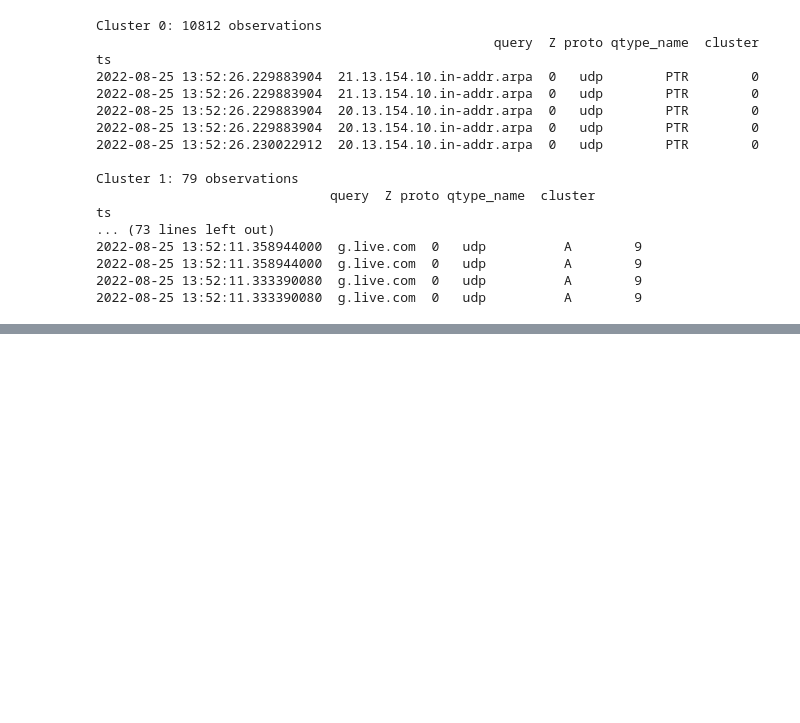
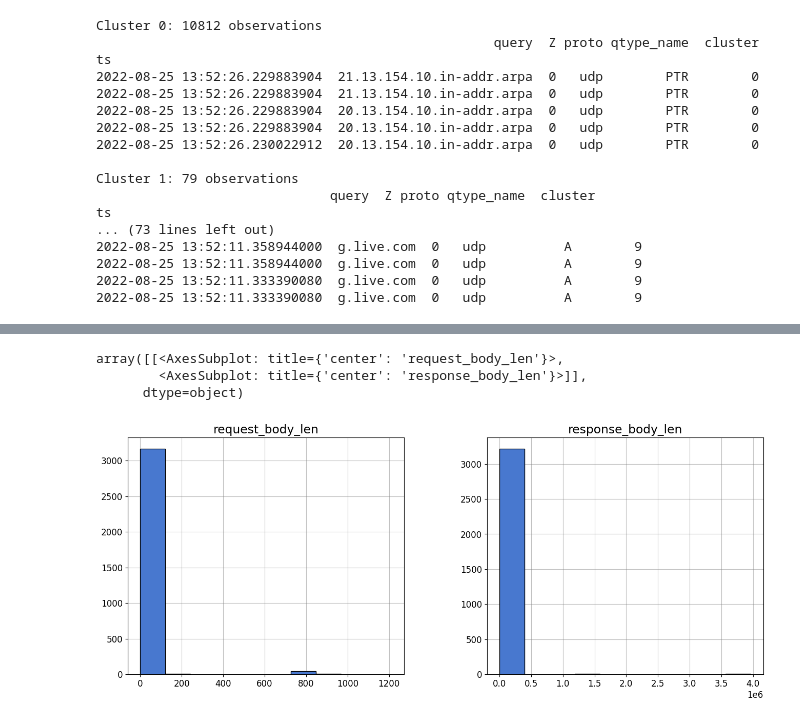
Before and after one commit to AI-Learning-Land/zat, a Jupyter notebook: notebooks/Network_Monitoring_AI.ipynb, the cells around one changed output, grey strips where cells are left out. Drawn from its saved outputs; the diff is of its cells as text; code cells hidden in the pictures; blank space fills up the shorter version.

```diff
--- a/notebooks/Network_Monitoring_AI.ipynb
+++ b/notebooks/Network_Monitoring_AI.ipynb
@@ -465,0 +468,13 @@ ts
+# %%
+from zat.log_to_dataframe import LogToDataFrame
+from zat.utils import plot_utils
+from zat.json_log_to_dataframe import JSONLogToDataFrame
+# Just some plotting defaults
+%matplotlib inline
+import matplotlib.pyplot as plt
+plot_utils.plot_defaults()
+
+# Convert it to a Pandas DataFrame
+log_to_df = JSONLogToDataFrame()
+http_df = log_to_df.create_dataframe('../data/fullTest/pcap/http.log')
+http_df.head()
@@ -465,0 +510,7 @@ ts
+# %%
+http_df[['request_body_len','response_body_len']].hist()
+# %% [output]
+array([[<AxesSubplot: title={'center': 'request_body_len'}>,
+        <AxesSubplot: title={'center': 'response_body_len'}>]],
+      dtype=object)
+[figure, added]
```
Also changed, not shown: parts of 4 cells of this notebook.
